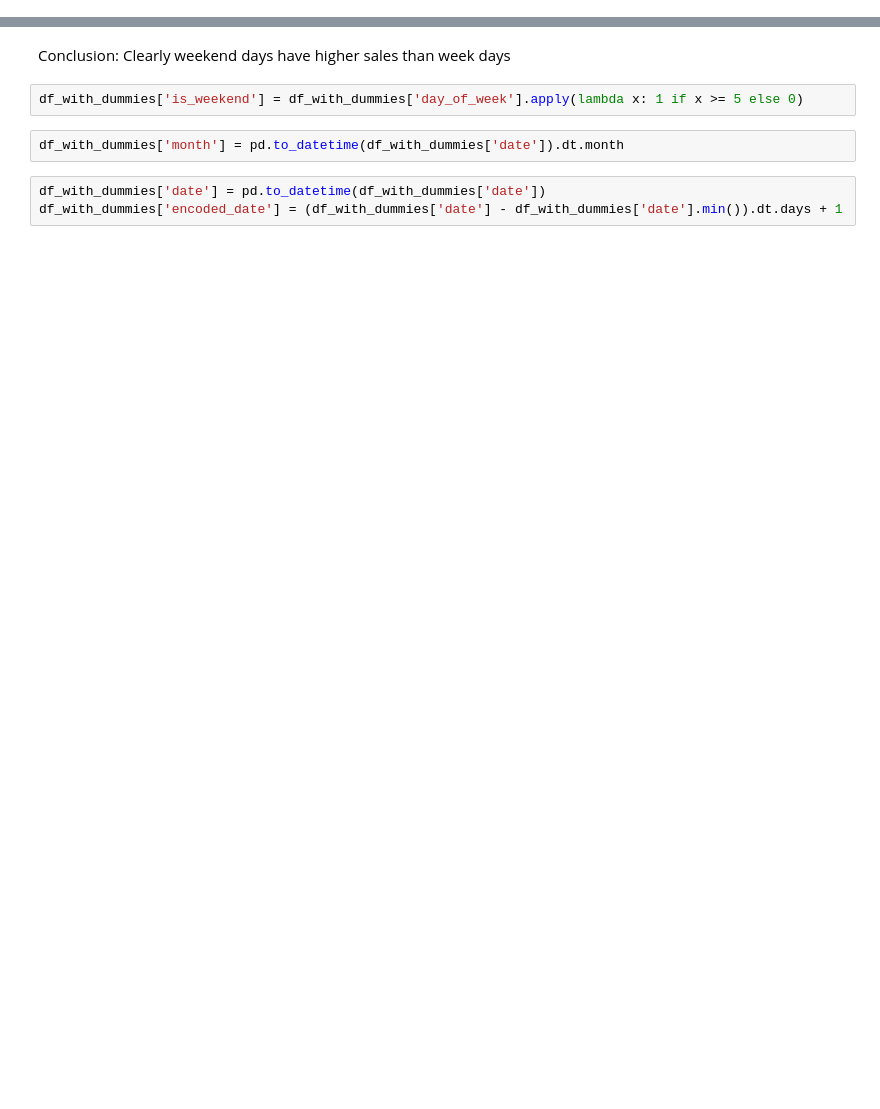
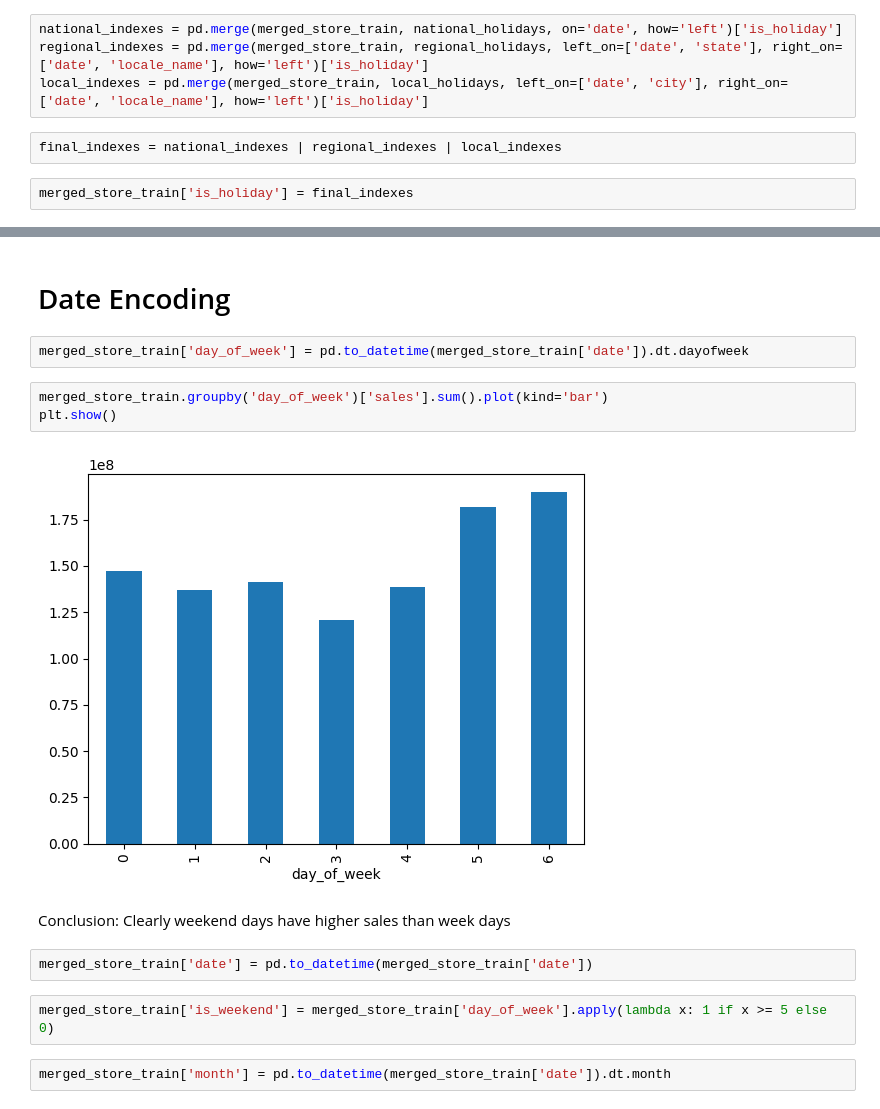
Before and after one commit to tomaszbk/time_series__sales_forecasting_ml, a Jupyter notebook: EDA.ipynb, the cells around one changed output, grey strips where cells are left out. Saved outputs shown, nothing was run; the diff lists cells and outputs as text; blank space fills up the shorter version.

```diff
--- a/EDA.ipynb
+++ b/EDA.ipynb
@@ -145,0 +106,8 @@ df_with_dummies.groupby('day_of_week')['sales'].sum().plot(kind='bar')
+# %%
+national_indexes = pd.merge(merged_store_train, national_holidays, on='date', how='left')['is_holiday']
+regional_indexes = pd.merge(merged_store_train, regional_holidays, left_on=['date', 'state'], right_on=['date', 'locale_name'], how='left')['is_holiday']
+local_indexes = pd.merge(merged_store_train, local_holidays, left_on=['date', 'city'], right_on=['date', 'locale_name'], how='left')['is_holiday']
+# %%
+final_indexes = national_indexes | regional_indexes | local_indexes
+# %%
+merged_store_train['is_holiday'] = final_indexes
@@ -146,9 +135,17 @@ df_with_dummies.groupby('day_of_week')['sales'].sum().plot(kind='bar')
+# %% [markdown]
+# Date Encoding
+# %%
+merged_store_train['day_of_week'] = pd.to_datetime(merged_store_train['date']).dt.dayofweek
+# %%
+merged_store_train.groupby('day_of_week')['sales'].sum().plot(kind='bar')
+plt.show()
+# %% [output]
+[figure, added]
 # %% [markdown]
 Conclusion: Clearly weekend days have higher sales than week days
+# %%
+merged_store_train['date'] = pd.to_datetime(merged_store_train['date'])
 # %%
-df_with_dummies['is_weekend'] = df_with_dummies['day_of_week'].apply(lambda x: 1 if x >= 5 else 0)
+merged_store_train['is_weekend'] = merged_store_train['day_of_week'].apply(lambda x: 1 if x >= 5 else 0)
 # %%
-df_with_dummies['month'] = pd.to_datetime(df_with_dummies['date']).dt.month
+merged_store_train['month'] = pd.to_datetime(merged_store_train['date']).dt.month
-# %%
-df_with_dummies['date'] = pd.to_datetime(df_with_dummies['date'])
-df_with_dummies['encoded_date'] = (df_with_dummies['date'] - df_with_dummies['date'].min()).dt.days + 1
```
Also changed, not shown: parts of 49 cells of this notebook.
